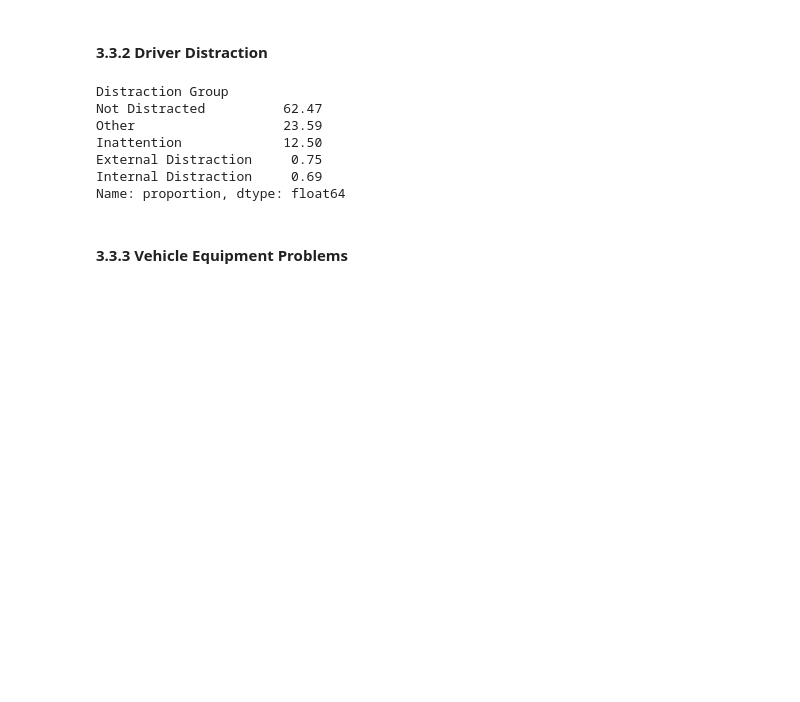
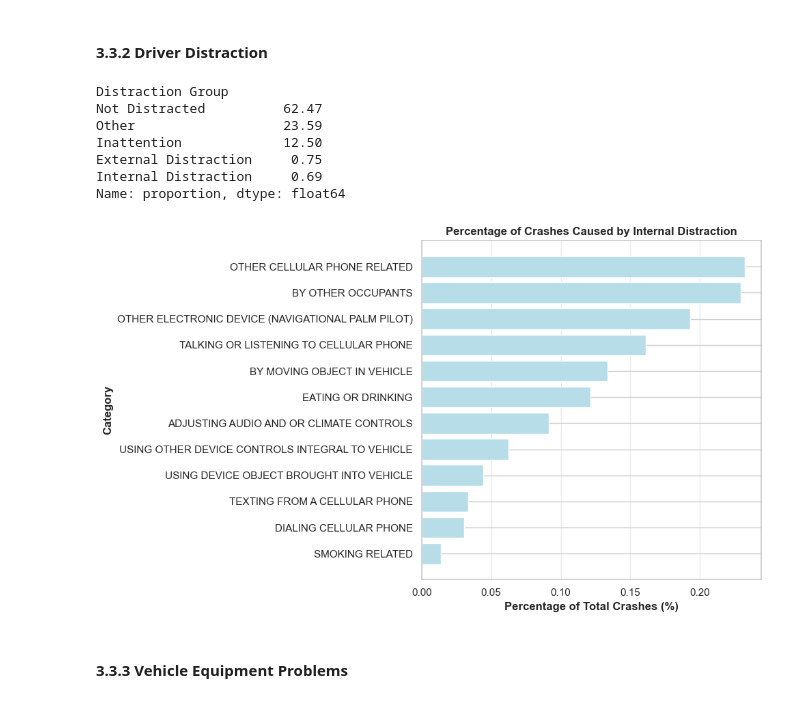
Before and after one commit to lior-benjman/Statistics-pro, a Jupyter notebook: Statistic_research.ipynb, the cells around one changed output. Drawn from its saved outputs; the diff is of its cells as text; code cells hidden in the pictures; blank space fills up the shorter version.

```diff
--- a/Statistic_research.ipynb
+++ b/Statistic_research.ipynb
@@ -634,6 +634,62 @@ Inattention             12.50
 External Distraction     0.75
 Internal Distraction     0.69
 Name: proportion, dtype: float64
+# %%
+internal_categories = [
+    "BY OTHER OCCUPANTS",
+    "OTHER CELLULAR PHONE RELATED",
+    "OTHER ELECTRONIC DEVICE (NAVIGATIONAL PALM PILOT)",
+    "TALKING OR LISTENING TO CELLULAR PHONE",
+    "BY MOVING OBJECT IN VEHICLE",
+    "EATING OR DRINKING",
+    "ADJUSTING AUDIO AND OR CLIMATE CONTROLS",
+    "USING OTHER DEVICE CONTROLS INTEGRAL TO VEHICLE",
+    "TEXTING FROM A CELLULAR PHONE",
+    "USING DEVICE OBJECT BROUGHT INTO VEHICLE",
+    "DIALING CELLULAR PHONE",
+    "SMOKING RELATED"
+]
+
+# ----------------------------
+# Filter internal distractions
+# ----------------------------
+internal_df = df[df["Driver Distracted By"].isin(internal_categories)]
+
+# ----------------------------
+# Compute percentage of total crashes
+# ----------------------------
+total_crashes = len(df)
+
+percentages = (
+    internal_df["Driver Distracted By"]
+    .value_counts()
+    / total_crashes
+    * 100
+)
+
+percentages = percentages.sort_values(ascending=True)
+
+# ----------------------------
+# Plot
+# ----------------------------
+sns.set_theme(style="whitegrid")
+
+plt.figure(figsize=(10, 6))
+plt.barh(
+    percentages.index,
+    percentages.values,
+    color="#b7dde8"
+)
+
+plt.title("Percentage of Crashes Caused by Internal Distraction", fontsize=12, weight="bold")
+plt.xlabel("Percentage of Total Crashes (%)", fontsize=12)
+plt.ylabel("Category", fontsize=12)
+
+plt.grid(axis="x", alpha=0.4)
+plt.tight_layout()
+plt.show()
+# %% [output]
+[figure, added]
 # %% [markdown]
 #### 3.3.3 Vehicle Equipment Problems
 # %%
```
Also changed, not shown: parts of 28 cells of this notebook.
